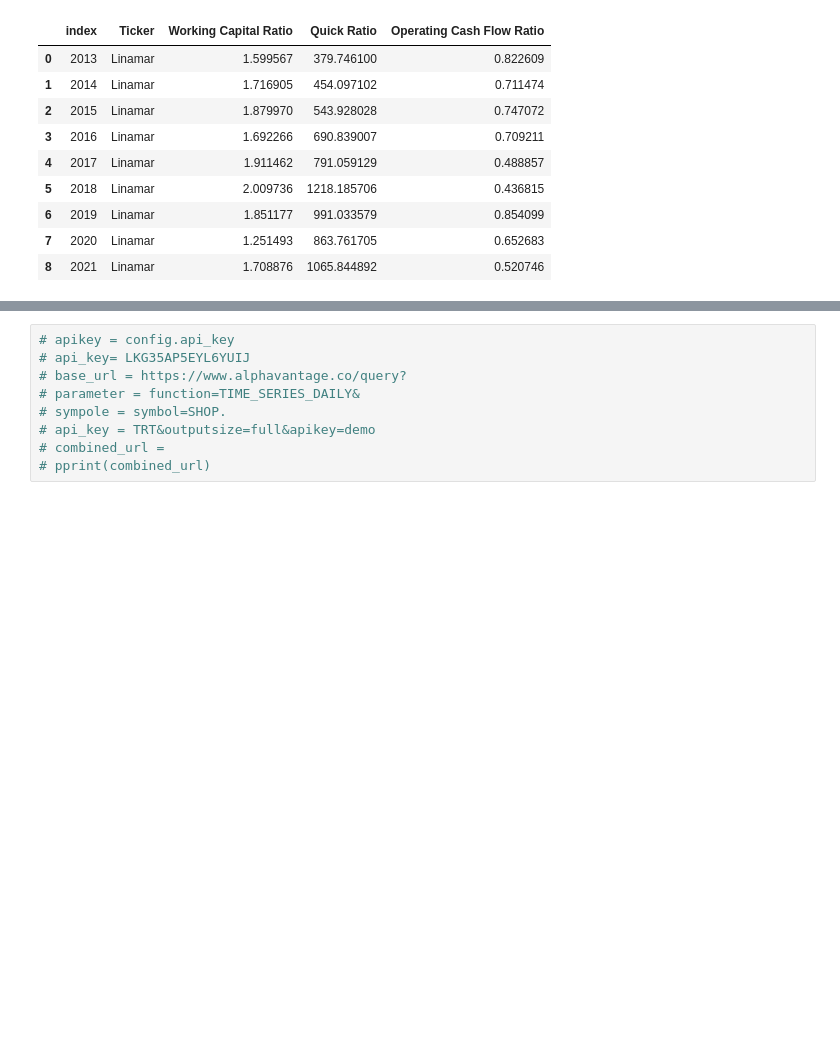
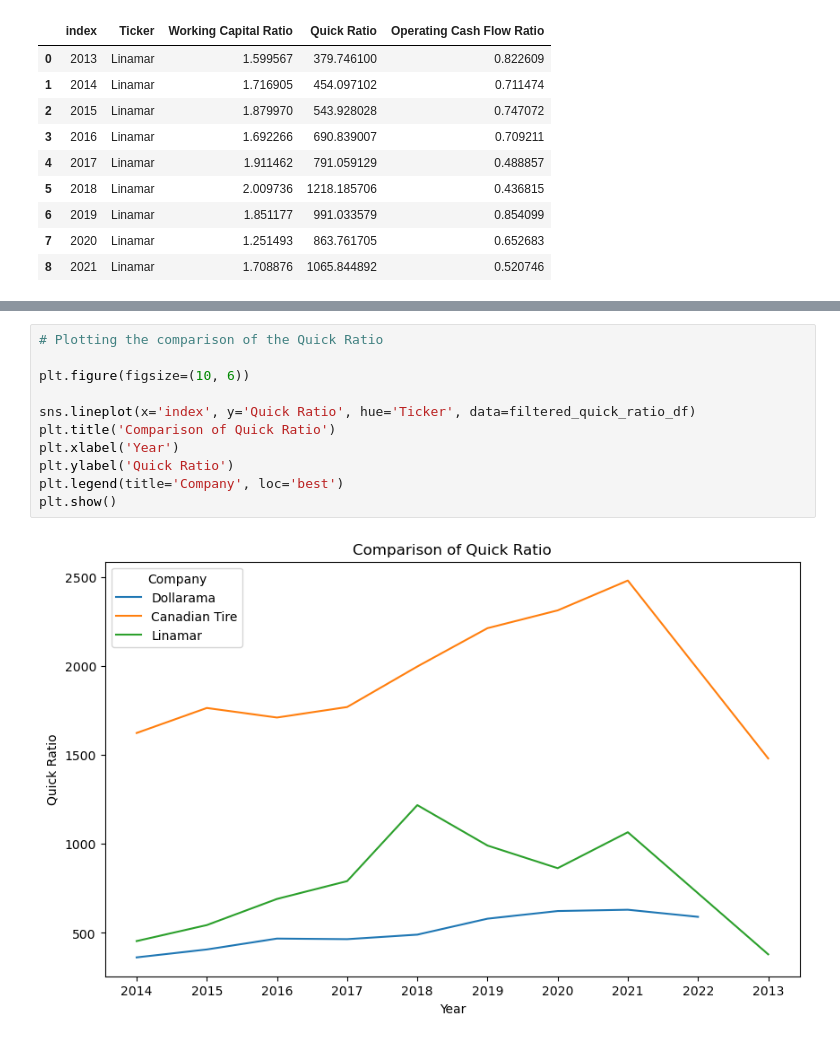
Before and after one commit to jash1112/project-financial_analysis, a Jupyter notebook: the_project from Jash.ipynb, the cells around one changed output, grey strips where cells are left out. Drawn from its saved outputs; the diff is of its cells as text; blank space fills up the shorter version.

```diff
--- a/the_project from Jash.ipynb
+++ b/the_project from Jash.ipynb
@@ -396,9 +395,13 @@ ValueError: Could not interpret value `Working capital ratio` for parameter `y`
 # %%
-# apikey = config.api_key
-# api_key= LKG35AP5EYL6YUIJ
-# base_url = https://www.alphavantage.co/query?
-# parameter = function=TIME_SERIES_DAILY&
-# sympole = symbol=SHOP.
-# api_key = TRT&outputsize=full&apikey=demo
-# combined_url =
-# pprint(combined_url)
+# Plotting the comparison of the Quick Ratio
+
+plt.figure(figsize=(10, 6))
+
+sns.lineplot(x='index', y='Quick Ratio', hue='Ticker', data=filtered_quick_ratio_df)
+plt.title('Comparison of Quick Ratio')
+plt.xlabel('Year')
+plt.ylabel('Quick Ratio')
+plt.legend(title='Company', loc='best')
+plt.show()
+# %% [output]
+[figure, added]
```
Also changed, not shown: parts of 4 cells of this notebook.
